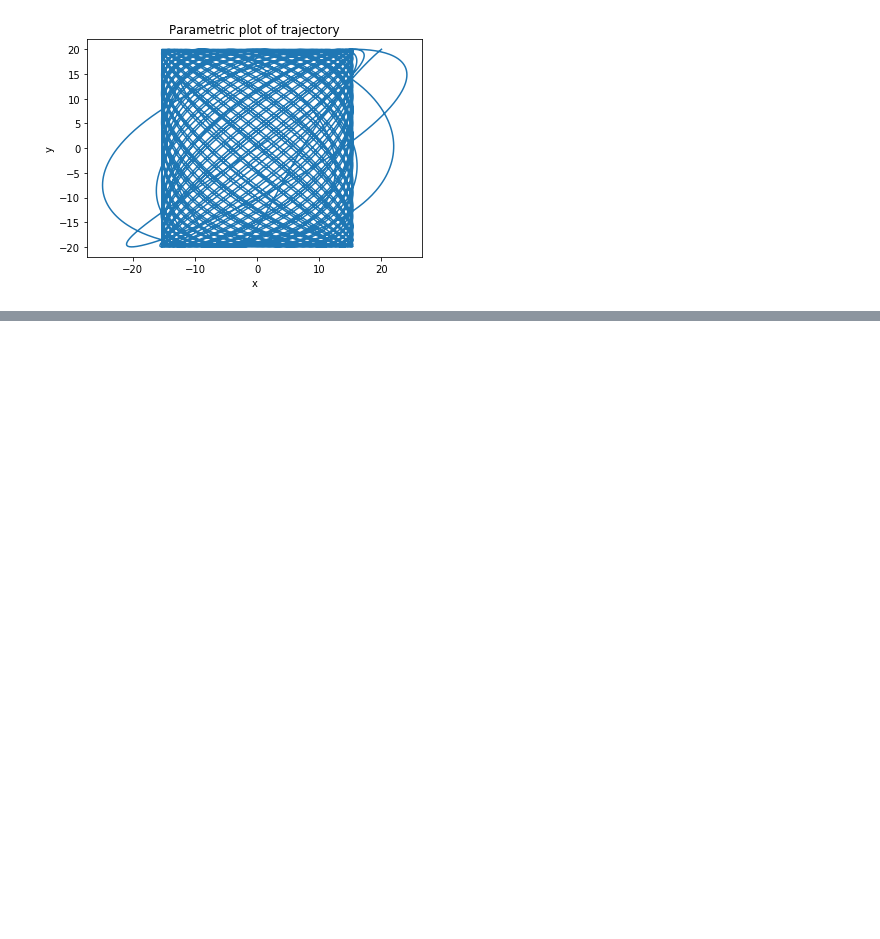
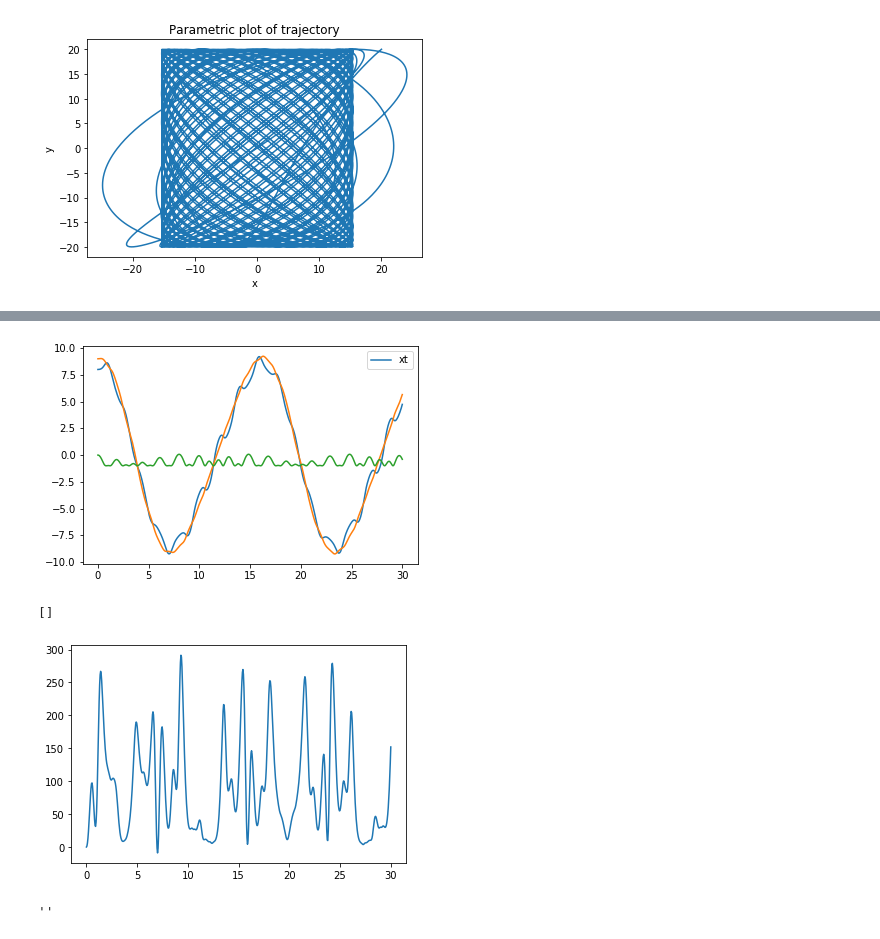
Before and after one commit to MarcBarroso/Numerical_exercise, a Jupyter notebook: numerical.ipynb, the cells around one changed output, grey strips where cells are left out. Cells and saved outputs as stored; diff of their text form; code cells hidden in the pictures; blank space fills up the shorter version.

Commit message:
Added double-pendulum and other examples.

```diff
--- a/numerical.ipynb
+++ b/numerical.ipynb
@@ -85,0 +120,79 @@ plt.show()
+# %%
+#In this example, we have a pendulum on a train
+#The mass of the particle is taken to be
+%matplotlib inline
+M = 1.0
+m = 1.0
+L = 1.0
+K = 1.0
+g = 10.0
+x0 = 0.0
+
+def force_fct(t, xt, theta, dxt, dtheta):
+    s = np.sin(theta)
+    c = np.cos(theta)
+    ddx = (m*L*dtheta**2*s+g*s-K*(xt-x0))/(M+m*(1.0-np.cos(theta)))
+    ddtheta = (K*(xt-x0)-m*L*dtheta*s*c-(M+m)*g*s)/(L*(M+m*s**2))
+    return [ddx, ddtheta, dxt, dtheta]
+
+def coord_transform(t, xt, theta):
+    xp = xt+L*np.sin(theta)
+    yp = -L*np.cos(theta)
+    return [xt, xp, yp]
+
+def energy_fct(xt, theta, dxt, dtheta):
+    K = 0.5*M*dxt**2+0.5*m*(dxt**2+(L*dtheta)**2+2*L*dtheta*dxt*np.cos(theta))
+    V = -m*g*L*np.cos(theta)+0.5*K*(xt-x0)**2
+    return K+V
+
+sol, t = solve_eom(0, 30, 8, np.pi/2, 0, 0, force_fct)
+dxt = sol.sol(t)[0].T
+dtheta = sol.sol(t)[1].T
+xt = sol.sol(t)[2].T
+theta = sol.sol(t)[3].T
+xt, xp, yp = coord_transform(t, xt, theta)
+
+#plot_trajectory(sol, t)
+#plot_velocities(sol, t)
+#plot_xy_plane(sol, t)
+plt.figure()
+plt.plot(t, xt, label='xt')
+plt.plot(t, xp)
+plt.plot(t, yp)
+plt.legend()
+plt.show()
+plt.plot(t, energy_fct(xt, theta, dxt, dtheta))
+plt.plot()
+# %% [output]
+[figure, added]
+[]
+[figure, added]
+# %%
+import matplotlib.pyplot as plt
+import matplotlib.animation
+import numpy as np
+from IPython.display import display, clear_output
+%matplotlib tk
+
+fig, ax = plt.subplots()
+xmin = np.min(xp)-0.5
+xmax = np.max(xp)+0.5
+ymin = np.min(yp)-0.5
+ymax = np.max(yp)+0.5
+
+def animate(i):
+    plt.cla()
+    ax.set_xlim( xmin, xmax)
+    ax.set_ylim( ymin, ymax)
+    ax.plot([0, xt[i], xt[i]], [0, yp[i], yp[i]], lw=2, c='k')
+
+for i in range(0, len(t), 15):
+    animate(i)
+    plt.pause(0.01)
+    #clear_output(wait=True)
+    #display(fig)
+
+plt.show()
+;
+# %% [output]
+''
```
Also changed, not shown: parts of 5 cells of this notebook, 2 other files.
